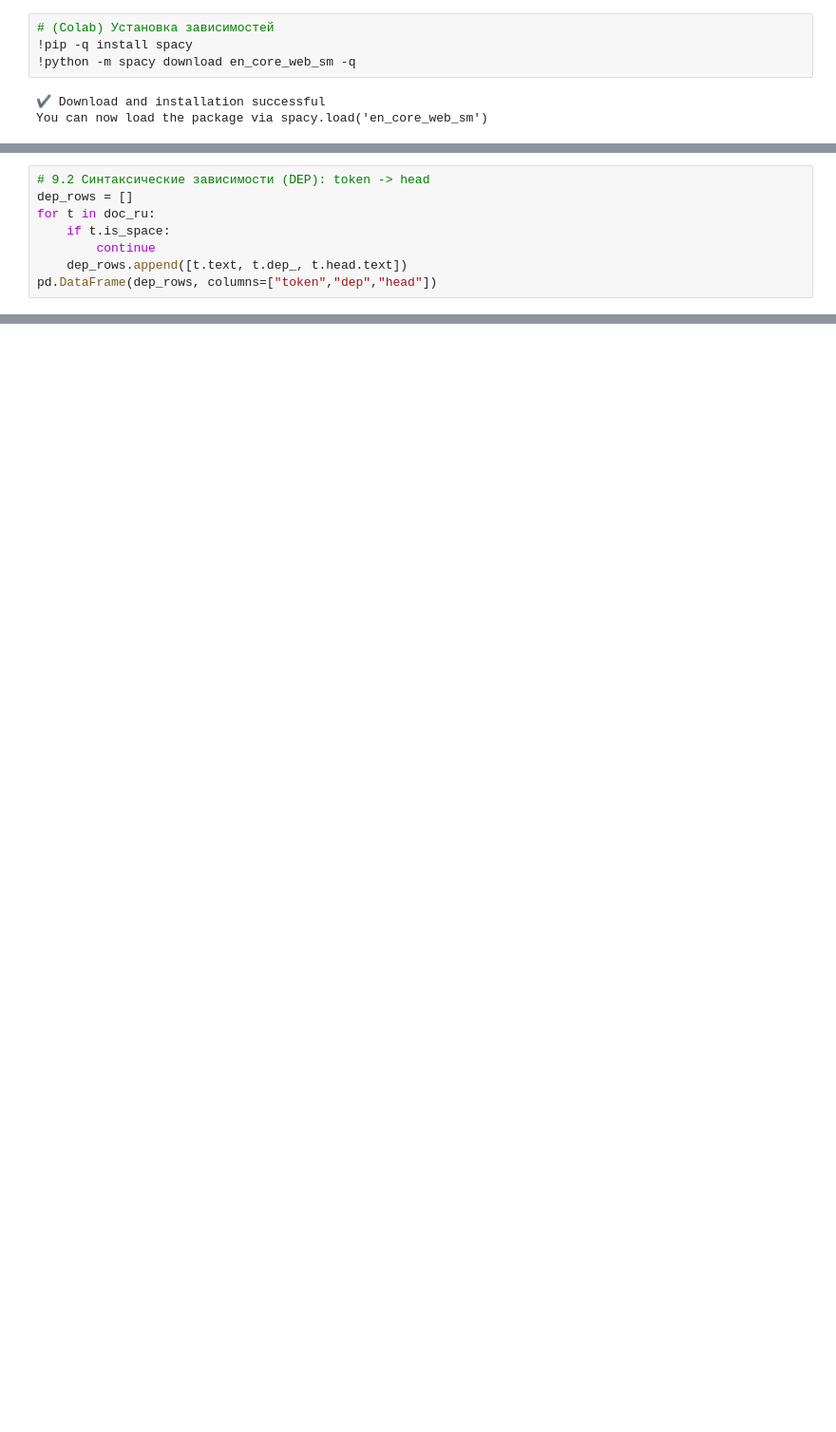
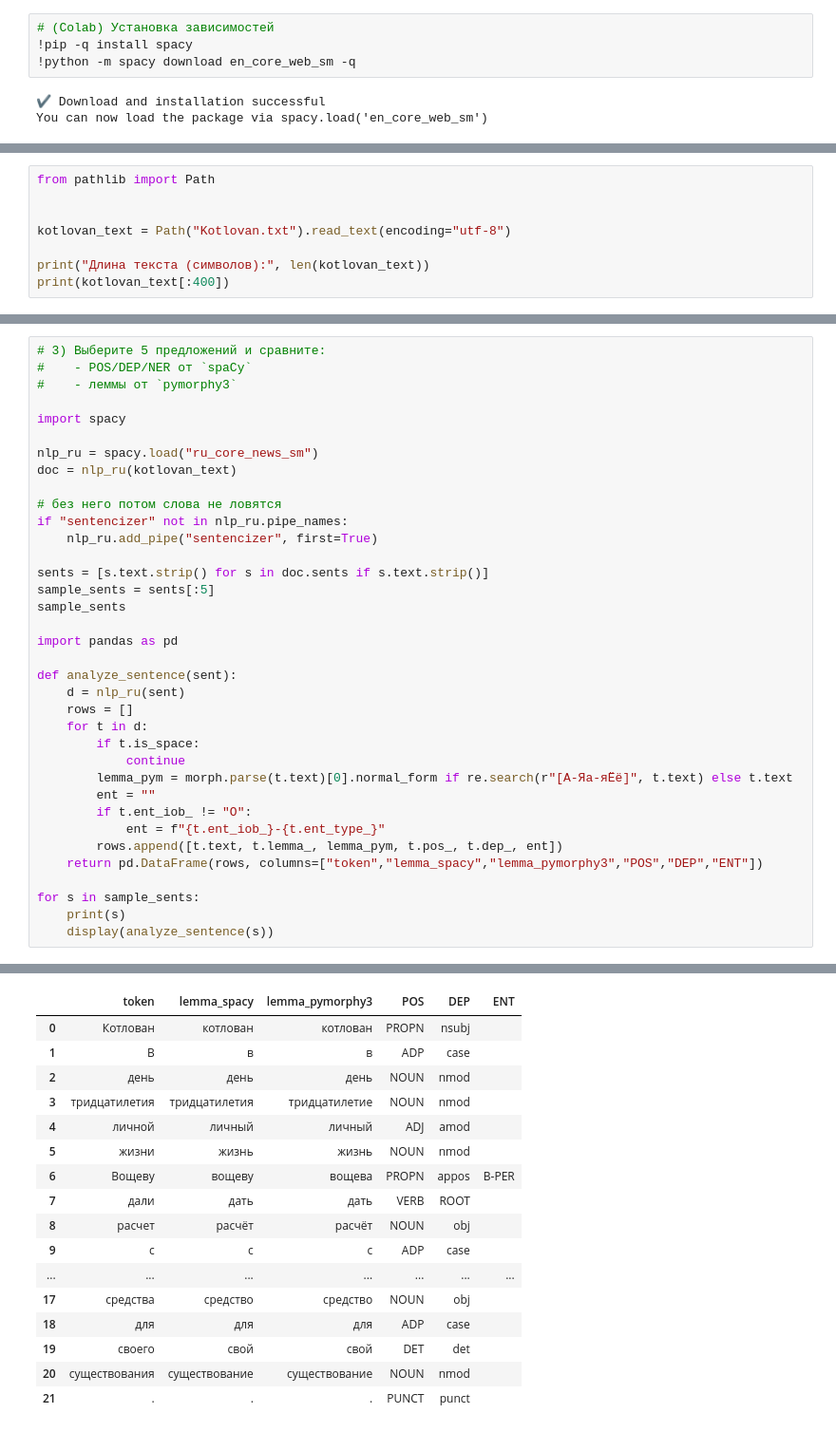
Before and after one commit to c44o/nnllpp, a Jupyter notebook: seminar_nlp_pipeline_zipf_rules_spacy_ru_addon.ipynb, the cells around one changed output, grey strips where cells are left out. Shown at 95% size. Cells and saved outputs as stored; diff of their text form; blank space fills up the shorter version.

```diff
--- a/seminar_nlp_pipeline_zipf_rules_spacy_ru_addon.ipynb
+++ b/seminar_nlp_pipeline_zipf_rules_spacy_ru_addon.ipynb
@@ -377,8 +10,0 @@ pd.DataFrame(rows, columns=["token","lemma","POS","TAG","morph"])
-# %%
-# 9.2 Синтаксические зависимости (DEP): token -> head
-dep_rows = []
-for t in doc_ru:
-    if t.is_space:
-        continue
-    dep_rows.append([t.text, t.dep_, t.head.text])
-pd.DataFrame(dep_rows, columns=["token","dep","head"])
@@ -462,0 +13,8 @@ for mid, start, end in matcher(doc):
+# %%
+from pathlib import Path
+
+
+kotlovan_text = Path("Kotlovan.txt").read_text(encoding="utf-8")
+
+print("Длина текста (символов):", len(kotlovan_text))
+print(kotlovan_text[:400])
@@ -462,0 +200,37 @@ for mid, start, end in matcher(doc):
+# %%
+# 3) Выберите 5 предложений и сравните:
+#    - POS/DEP/NER от `spaCy`
+#    - леммы от `pymorphy3`
+
+import spacy
+
+nlp_ru = spacy.load("ru_core_news_sm")
+doc = nlp_ru(kotlovan_text)
+
+# без него потом слова не ловятся
+if "sentencizer" not in nlp_ru.pipe_names:
+    nlp_ru.add_pipe("sentencizer", first=True)
+
+sents = [s.text.strip() for s in doc.sents if s.text.strip()]
+sample_sents = sents[:5]
+sample_sents
+
+import pandas as pd
+
+def analyze_sentence(sent):
+    d = nlp_ru(sent)
+    rows = []
+    for t in d:
+        if t.is_space:
+            continue
+        lemma_pym = morph.parse(t.text)[0].normal_form if re.search(r"[А-Яа-яЁё]", t.text) else t.text
+        ent = ""
+        if t.ent_iob_ != "O":
+            ent = f"{t.ent_iob_}-{t.ent_type_}"
+        rows.append([t.text, t.lemma_, lemma_pym, t.pos_, t.dep_, ent])
+    return pd.DataFrame(rows, columns=["token","lemma_spacy","lemma_pymorphy3","POS","DEP","ENT"])
+
+for s in sample_sents:
+    print(s)
+    display(analyze_sentence(s))
+# %% [output]
@@ -462,0 +247,17 @@ for mid, start, end in matcher(doc):
+|  | token | lemma_spacy | lemma_pymorphy3 | POS | DEP | ENT |
+| 0 | Котлован | котлован | котлован | PROPN | nsubj |  |
+| 1 | В | в | в | ADP | case |  |
+| 2 | день | день | день | NOUN | nmod |  |
+| 3 | тридцатилетия | тридцатилетия | тридцатилетие | NOUN | nmod |  |
+| 4 | личной | личный | личный | ADJ | amod |  |
+| 5 | жизни | жизнь | жизнь | NOUN | nmod |  |
+| 6 | Вощеву | вощеву | вощева | PROPN | appos | B-PER |
+| 7 | дали | дать | дать | VERB | ROOT |  |
+| 8 | расчет | расчёт | расчёт | NOUN | obj |  |
+| 9 | с | с | с | ADP | case |  |
+| ... | ... | ... | ... | ... | ... | ... |
+| 17 | средства | средство | средство | NOUN | obj |  |
+| 18 | для | для | для | ADP | case |  |
+| 19 | своего | свой | свой | DET | det |  |
+| 20 | существования | существование | существование | NOUN | nmod |  |
+| 21 | . | . | . | PUNCT | punct |  |
```
Also changed, not shown: parts of 53 cells of this notebook.
